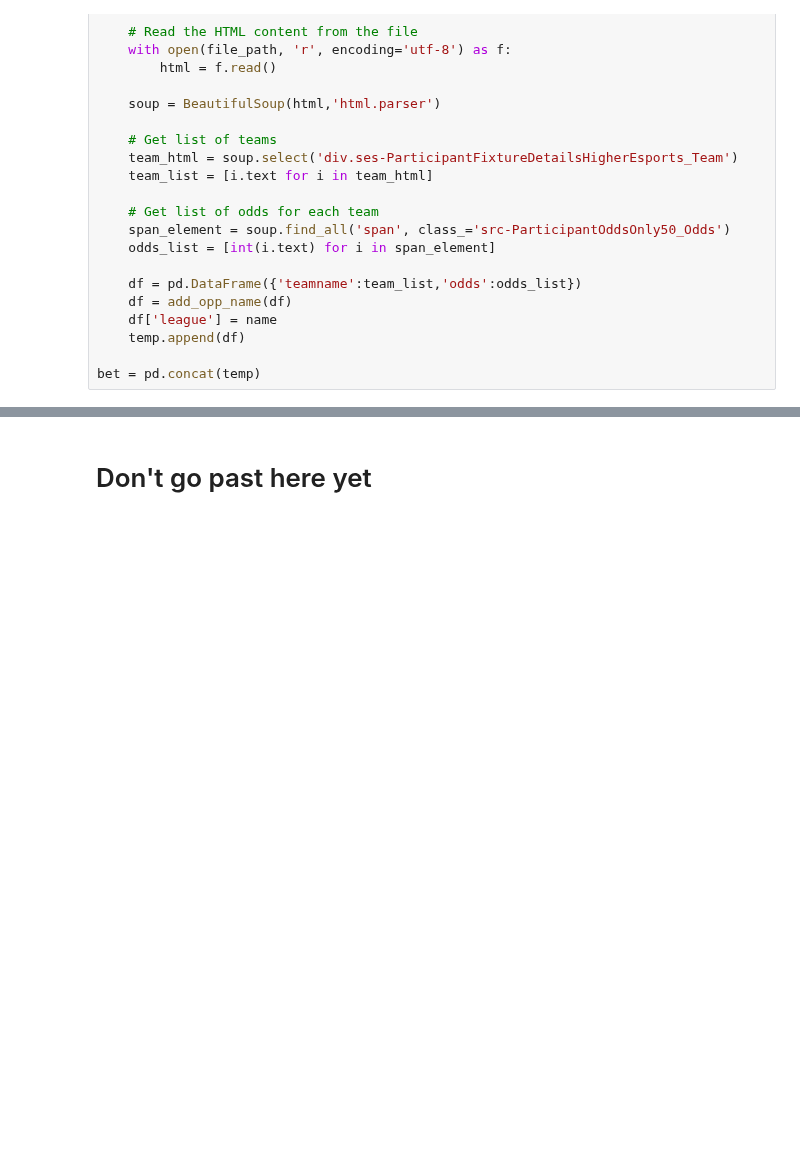
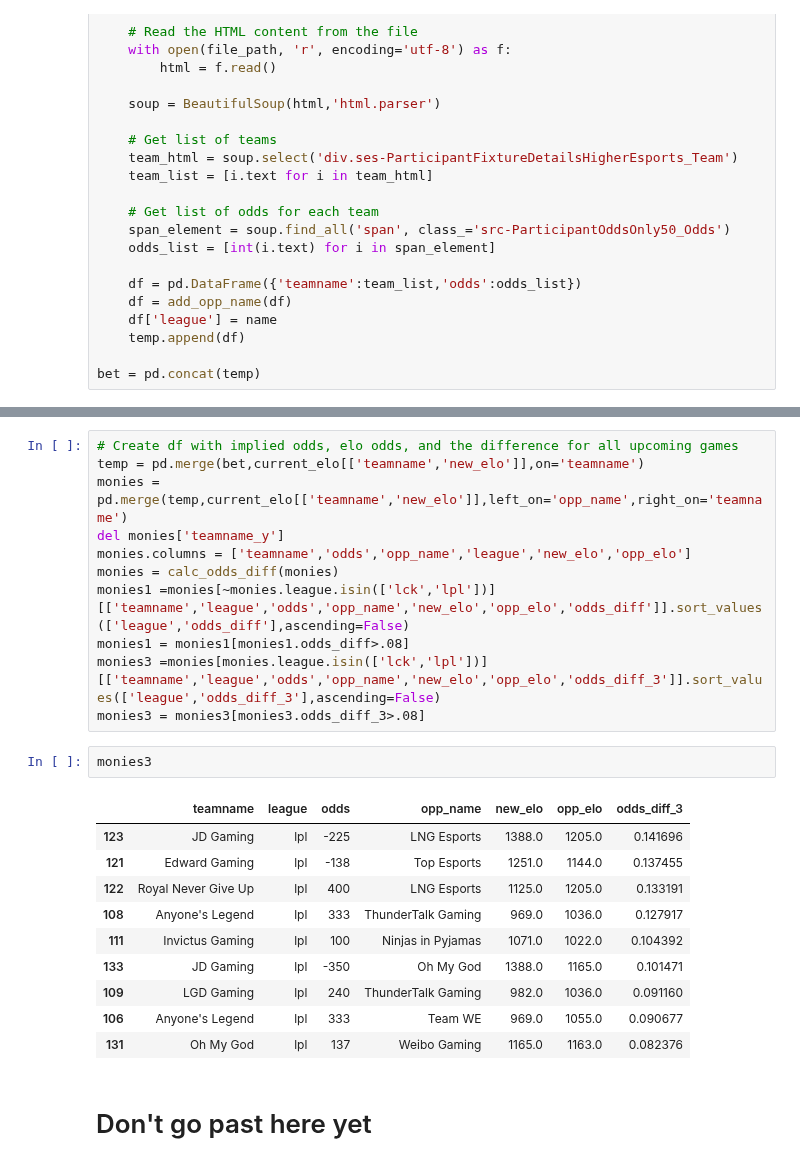
Before and after one commit to richie-p-meyer/league, a Jupyter notebook: scratch.ipynb, the cells around one changed output, grey strips where cells are left out. Cells and saved outputs as stored; diff of their text form; blank space fills up the shorter version.

```diff
--- a/scratch.ipynb
+++ b/scratch.ipynb
@@ -429,3 +399,27 @@ monies1
+# %%
+# Create df with implied odds, elo odds, and the difference for all upcoming games
+temp = pd.merge(bet,current_elo[['teamname','new_elo']],on='teamname')
+monies = pd.merge(temp,current_elo[['teamname','new_elo']],left_on='opp_name',right_on='teamname')
+del monies['teamname_y']
+monies.columns = ['teamname','odds','opp_name','league','new_elo','opp_elo']
+monies = calc_odds_diff(monies)
+monies1 =monies[~monies.league.isin(['lck','lpl'])][['teamname','league','odds','opp_name','new_elo','opp_elo','odds_diff']].sort_values(['league','odds_diff'],ascending=False)
+monies1 = monies1[monies1.odds_diff>.08]
+monies3 =monies[monies.league.isin(['lck','lpl'])][['teamname','league','odds','opp_name','new_elo','opp_elo','odds_diff_3']].sort_values(['league','odds_diff_3'],ascending=False)
+monies3 = monies3[monies3.odds_diff_3>.08]
+# %%
+monies3
+# %% [output]
+|  | teamname | league | odds | opp_name | new_elo | opp_elo | odds_diff_3 |
+| 123 | JD Gaming | lpl | -225 | LNG Esports | 1388.0 | 1205.0 | 0.141696 |
+| 121 | Edward Gaming | lpl | -138 | Top Esports | 1251.0 | 1144.0 | 0.137455 |
+| 122 | Royal Never Give Up | lpl | 400 | LNG Esports | 1125.0 | 1205.0 | 0.133191 |
+| 108 | Anyone's Legend | lpl | 333 | ThunderTalk Gaming | 969.0 | 1036.0 | 0.127917 |
+| 111 | Invictus Gaming | lpl | 100 | Ninjas in Pyjamas | 1071.0 | 1022.0 | 0.104392 |
+| 133 | JD Gaming | lpl | -350 | Oh My God | 1388.0 | 1165.0 | 0.101471 |
+| 109 | LGD Gaming | lpl | 240 | ThunderTalk Gaming | 982.0 | 1036.0 | 0.091160 |
+| 106 | Anyone's Legend | lpl | 333 | Team WE | 969.0 | 1055.0 | 0.090677 |
+| 131 | Oh My God | lpl | 137 | Weibo Gaming | 1165.0 | 1163.0 | 0.082376 |
 # %% [markdown]
 # Don't go past here yet
 # %%
```
Also changed, not shown: parts of 8 cells of this notebook, 2 other files.
